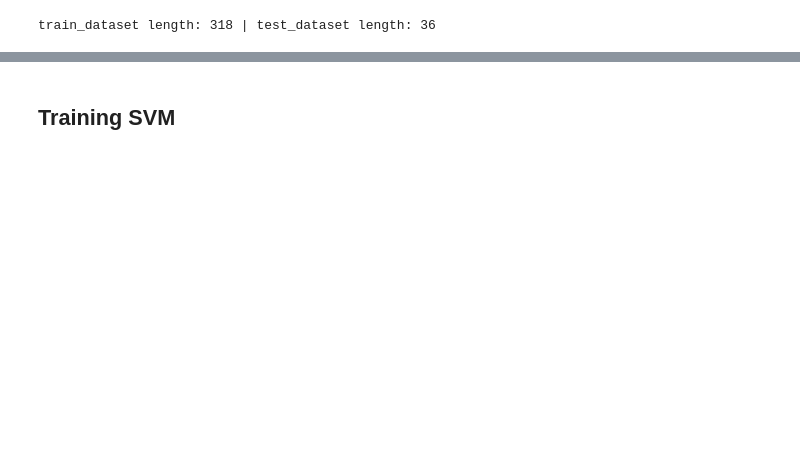
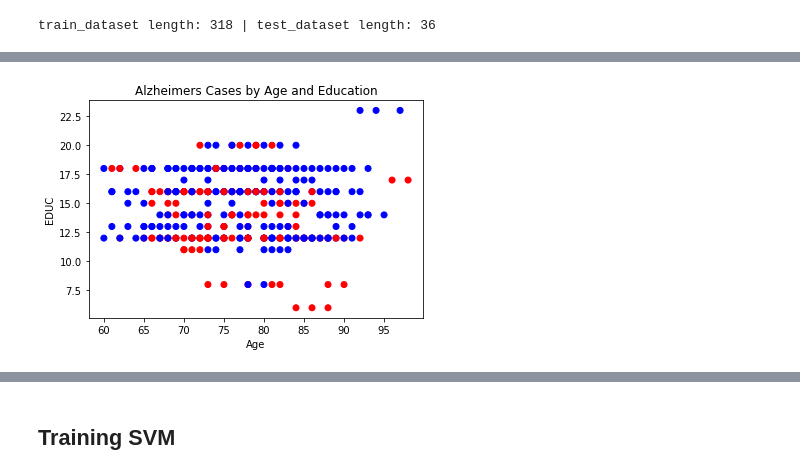
Before and after one commit to zainbaq/medical_ml, a Jupyter notebook: alzheimers/detect_alzheimers.ipynb, the cells around one changed output, grey strips where cells are left out. Cells and saved outputs as stored; diff of their text form; code cells hidden in the pictures; blank space fills up the shorter version.

```diff
--- a/alzheimers/detect_alzheimers.ipynb
+++ b/alzheimers/detect_alzheimers.ipynb
@@ -56,0 +97,6 @@ train_dataset length: 318 | test_dataset length: 36
+# %%
+scatter(alzh_data.df, \
+        "Alzheimers Cases by Age and Education", \
+        'Age', 'EDUC', c_list)
+# %% [output]
+[figure, added]
```
Also changed, not shown: parts of 8 cells of this notebook.
